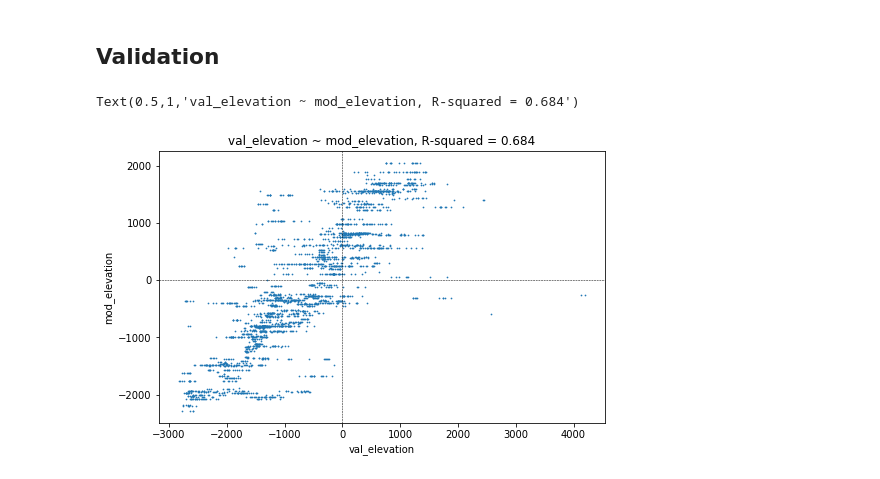
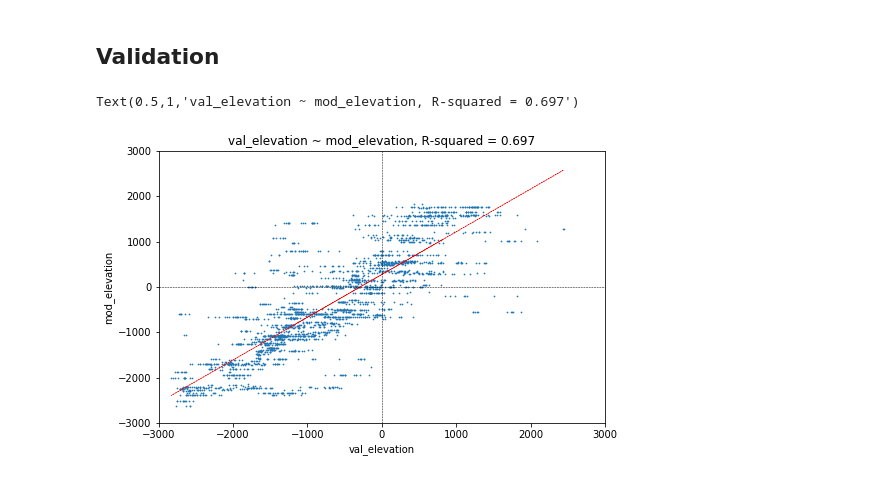
Before and after one commit to robbibt/nidem_visualisations, a Jupyter notebook: intertidal_dem.ipynb, the cells around one changed output. Saved outputs shown, nothing was run; the diff lists cells and outputs as text; code cells hidden in the pictures.

Commit message:
Update to use median boundaries of ITEM classes instead of assigning offset to bottom contour

```diff
--- a/intertidal_dem.ipynb
+++ b/intertidal_dem.ipynb
@@ -96,0 +41,26 @@ ITEM classes: [-9999, -2375, -1928, -1404, -796, -268, 297, 881, 1403, 2104]
+# %%
+# Import ITEM elevation classes
+elevations = np.loadtxt("/g/data2/v10/ITEM/offset_products/elevation.txt", delimiter = ",", dtype = "str")
+elev_dict = {int(key):[int(val) for val in value.split(" ")] for (key, value) in elevations}
+item_classes = [-9999] + elev_dict[polygon_ID]
+print("ITEM classes: {}".format(item_classes))
+
+# Create dataframe
+df = pd.DataFrame({"item_class": range(1,10),
+                   "elevation": item_classes[1:]})
+
+# Compute linear model
+result = sm.ols(formula="elevation~item_class", data=df).fit().params
+
+# Add values to column
+df['linear_model'] = df.apply(lambda row: result.item_class * row.item_class + result.Intercept, axis=1)
+
+# Plot output
+fig, ax = plt.subplots(figsize=(8,5))
+df.plot(kind = "scatter", x = "item_class", y = "elevation", s = 50, ax = ax, xticks=df['item_class'])
+df.plot(kind = "line", x = "item_class", y = "linear_model", ax = ax)
+for xc in np.arange(0.5, 10.5, 1.0):
+    plt.axvline(x=xc, color='k', linestyle='--', lw = 0.5)
+
+elev_classes = (result.item_class * np.arange(0.5, 10.5) + result.Intercept).astype(int).tolist()
+print("Elev classes: {}".format(elev_classes))
@@ -100,6 +107,7 @@ ITEM classes: [-9999, -2375, -1928, -1404, -796, -268, 297, 881, 1403, 2104]
 # Set up output list and items to iterate over; subtract 1m from highest class to allow
 # highest contour to calculate (otherwise, this height is read as being in NaN area)
 contour_classes = item_classes[0:9] + [item_classes[9] - 1.0]
+# elev_classes = [item_classes[np.min((9, n + 1))] for n in range(0,10)]
 
 # Output dict
 from collections import OrderedDict
@@ -109,7 +117,8 @@ for n, contour_class in enumerate(contour_classes):
 
     # Extract contours from array
     contours = measure.find_contours(item_array, contour_class)
-    elevation_value = item_classes[np.min((9, n + 1))]
+    elevation_value = elev_classes[n] # item_classes[np.min((9, n + 1))]
+    print("Extracting contour {}".format(elevation_value))
 
     # Iterate through each contour feature, remove NAs and fix coordinates
     contour_list = list()
@@ -235,33 +226,38 @@ with fiona.open('raw_data/EastPointonlyRTK_albers.shp') as points:
         x, y = point["geometry"]["coordinates"]
         val_elev = point["properties"]["field_4"] * 1000.0
 
         # Convert geographic coordinates into index coordinates
         x_ind = int((x - upleft_x) / x_size) # x pixel
         y_ind = int((y - upleft_y) / y_size) # y pixel
 
         # Extract modelled elevation from DEM array
         mod_elev = interpolated_array[y_ind, x_ind]
 
         # Append to list
         point_output.append([x, y, val_elev, mod_elev])
 
 # Combine into dataframe
 colnames = ["x", "y", "val_elevation", "mod_elevation"]
 modval_elev = pd.DataFrame(point_output, columns = colnames).dropna()
+modval_elev = modval_elev[modval_elev['val_elevation'] < 2500]
 
 # Compute linear model
 lm_elev = sm.ols(formula = "val_elevation~mod_elevation", data = modval_elev).fit()
+m, b = np.polyfit(modval_elev["val_elevation"], modval_elev["mod_elevation"], 1)
 
 # Plot output x-y scatter plot
 fig, ax = plt.subplots(figsize = (8, 5))
 modval_elev.plot(x = "val_elevation",
                  y = "mod_elevation",
                  kind = "scatter",
                  s = 0.5, ax = ax)
+ax.plot(modval_elev["val_elevation"], m * modval_elev["val_elevation"] + b,
+        color = 'red', linestyle = '--', lw = 0.5)
 plt.axvline(x = 0, color = 'k', linestyle = '--', lw = 0.5)
 plt.axhline(y = 0, color = 'k', linestyle = '--', lw = 0.5)
-# plt.plot(np.arange(-3000, 4000), lm_elev.params.const + lm_elev.params.val_elevation * np.arange(-3000, 4000))
+ax.set_ylim(-3000, 3000)
+ax.set_xlim(-3000, 3000)
 plt.title("val_elevation ~ mod_elevation, R-squared = {}".format(np.round(lm_elev.rsquared, 3)))
 # %% [output]
-Text(0.5,1,'val_elevation ~ mod_elevation, R-squared = 0.684')
+Text(0.5,1,'val_elevation ~ mod_elevation, R-squared = 0.697')
-[figure, old version]
+[figure, new version]
```
Also changed, not shown: parts of 11 cells of this notebook.
